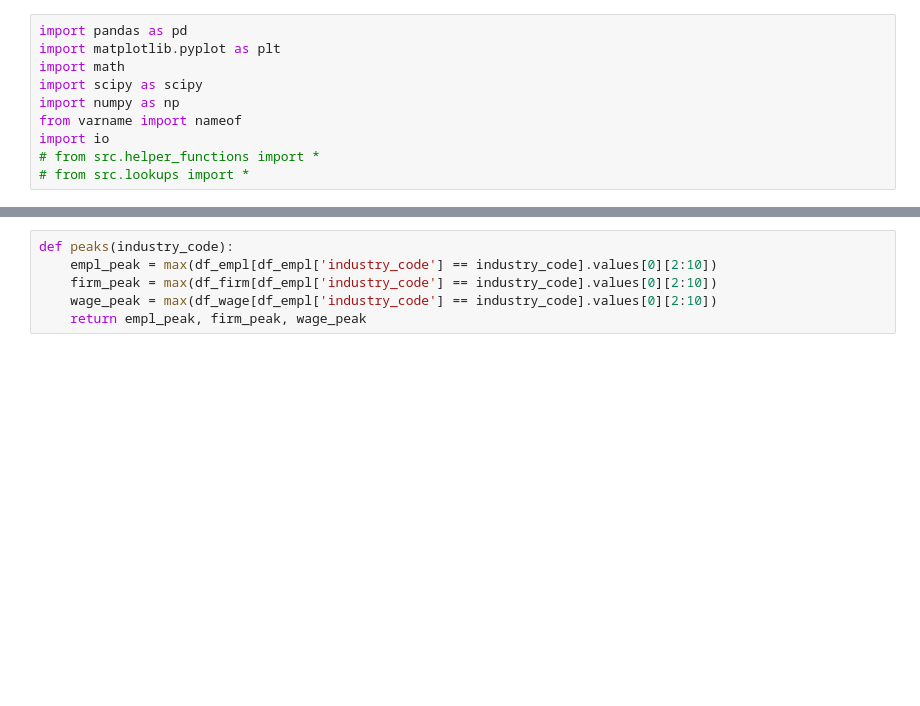
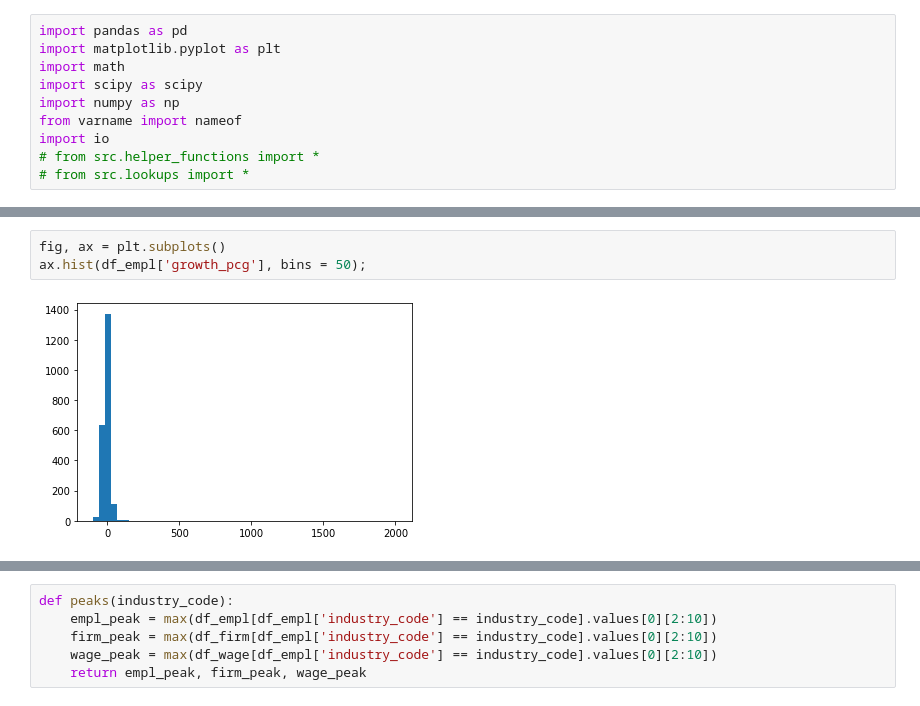
Before and after one commit to cjholcomb/recession-proof, a Jupyter notebook: data_manipulation.ipynb, the cells around one changed output, grey strips where cells are left out. Saved outputs shown, nothing was run; the diff lists cells and outputs as text; blank space fills up the shorter version.

```diff
--- a/data_manipulation.ipynb
+++ b/data_manipulation.ipynb
@@ -22,0 +143,5 @@ df_wage = df_wage.reset_index()
+# %%
+fig, ax = plt.subplots()
+ax.hist(df_empl['growth_pcg'], bins = 50);
+# %% [output]
+[figure, added]
```
Also changed, not shown: parts of 29 cells of this notebook.
